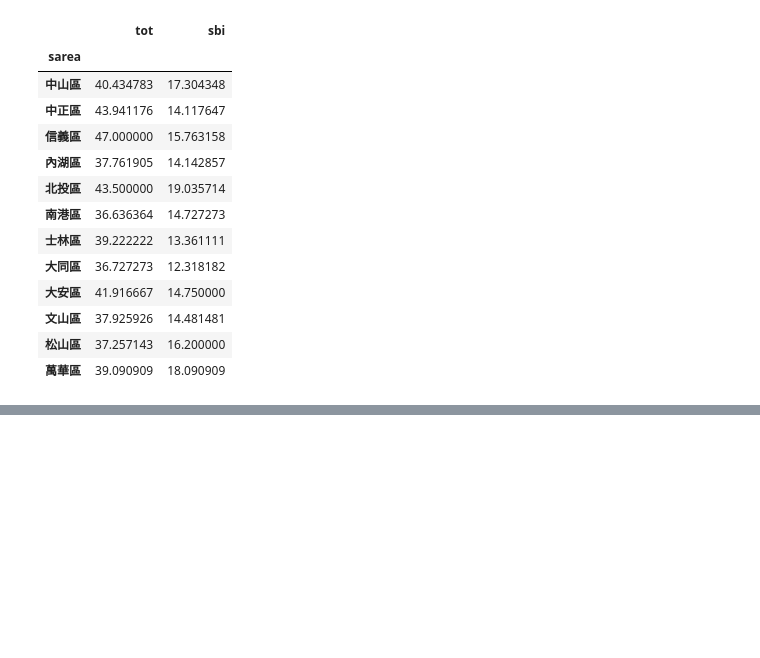
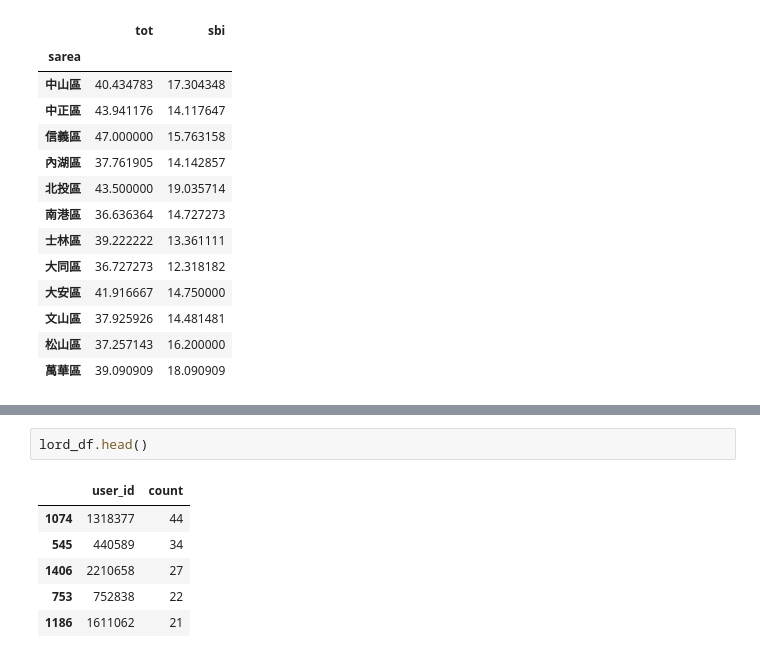
Before and after one commit to p4css/PSS107, a Jupyter notebook: P07_pandas.ipynb, the cells around one changed output, grey strips where cells are left out. Cells and saved outputs as stored; diff of their text form; blank space fills up the shorter version.

```diff
--- a/P07_pandas.ipynb
+++ b/P07_pandas.ipynb
@@ -157,0 +258,9 @@ Name: rm, Length: 400, dtype: int64
+# %%
+lord_df.head()
+# %% [output]
+|  | user_id | count |
+| 1074 | 1318377 | 44 |
+| 545 | 440589 | 34 |
+| 1406 | 2210658 | 27 |
+| 753 | 752838 | 22 |
+| 1186 | 1611062 | 21 |
```
Also changed, not shown: parts of 16 cells of this notebook, 1 other file.
